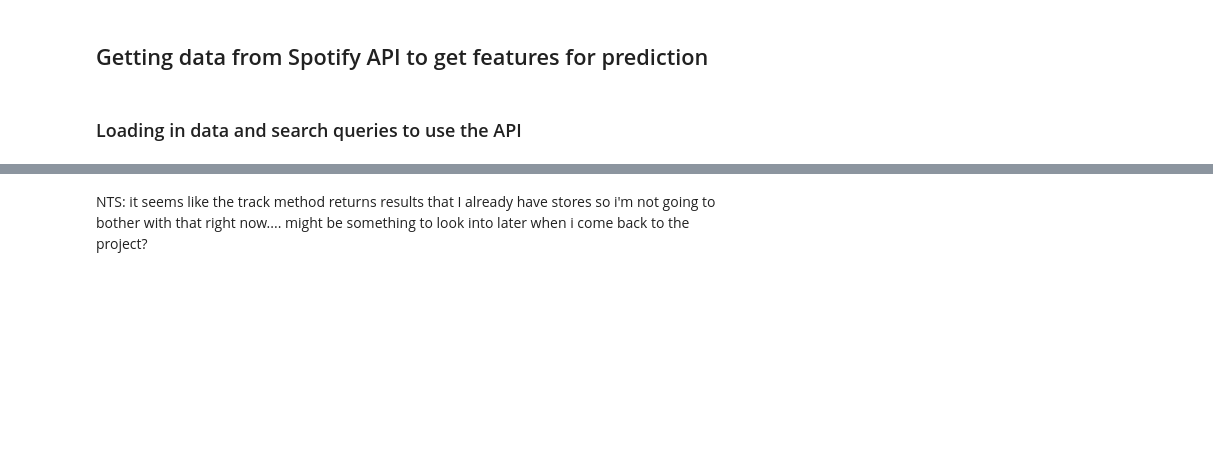
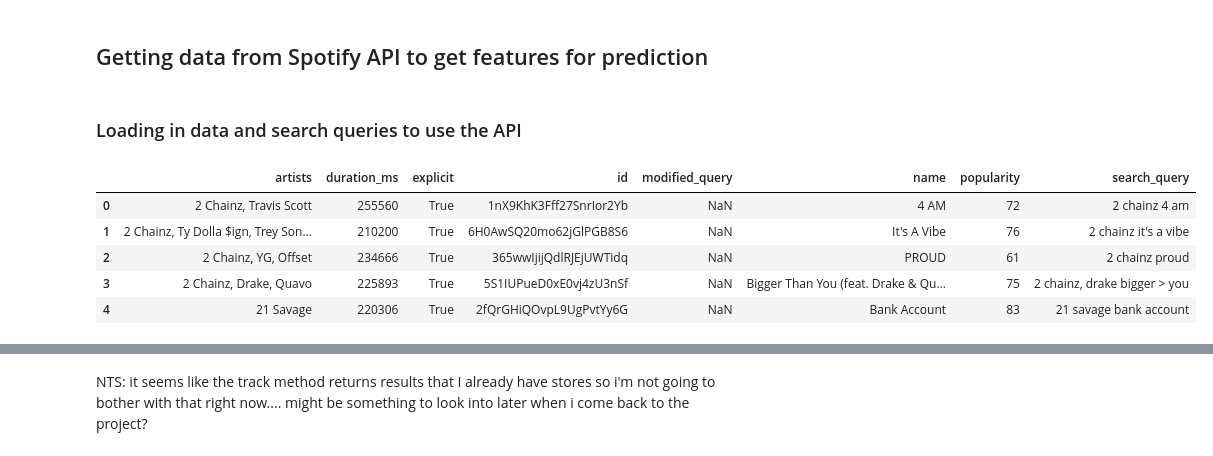
Before and after one commit to cjenniferwong/song_evaluation, a Jupyter notebook: ETL/spotipy api to get more data for features.ipynb, the cells around one changed output, grey strips where cells are left out. Saved outputs shown, nothing was run; the diff lists cells and outputs as text; code cells hidden in the pictures; blank space fills up the shorter version.

```diff
--- a/ETL/spotipy api to get more data for features.ipynb
+++ b/ETL/spotipy api to get more data for features.ipynb
@@ -68,0 +66,10 @@ len(Counter(output_data['id'].values)), len(output_data['id'].values)
+# %%
+output_data = pickle.load(open('../data/search_results.pkl', 'rb'))
+output_data.head()
+# %% [output]
+|  | artists | duration_ms | explicit | id | modified_query | name | popularity | search_query |
+| 0 | 2 Chainz, Travis Scott | 255560 | True | 1nX9KhK3Fff27SnrIor2Yb | NaN | 4 AM | 72 | 2 chainz 4 am |
+| 1 | 2 Chainz, Ty Dolla $ign, Trey Son... | 210200 | True | 6H0AwSQ20mo62jGlPGB8S6 | NaN | It's A Vibe | 76 | 2 chainz it's a vibe |
+| 2 | 2 Chainz, YG, Offset | 234666 | True | 365wwIjijQdlRJEjUWTidq | NaN | PROUD | 61 | 2 chainz proud |
+| 3 | 2 Chainz, Drake, Quavo | 225893 | True | 5S1IUPueD0xE0vj4zU3nSf | NaN | Bigger Than You (feat. Drake & Qu... | 75 | 2 chainz, drake bigger > you |
+| 4 | 21 Savage | 220306 | True | 2fQrGHiQOvpL9UgPvtYy6G | NaN | Bank Account | 83 | 21 savage bank account |
```
Also changed, not shown: parts of 15 cells of this notebook, 6 other files.
